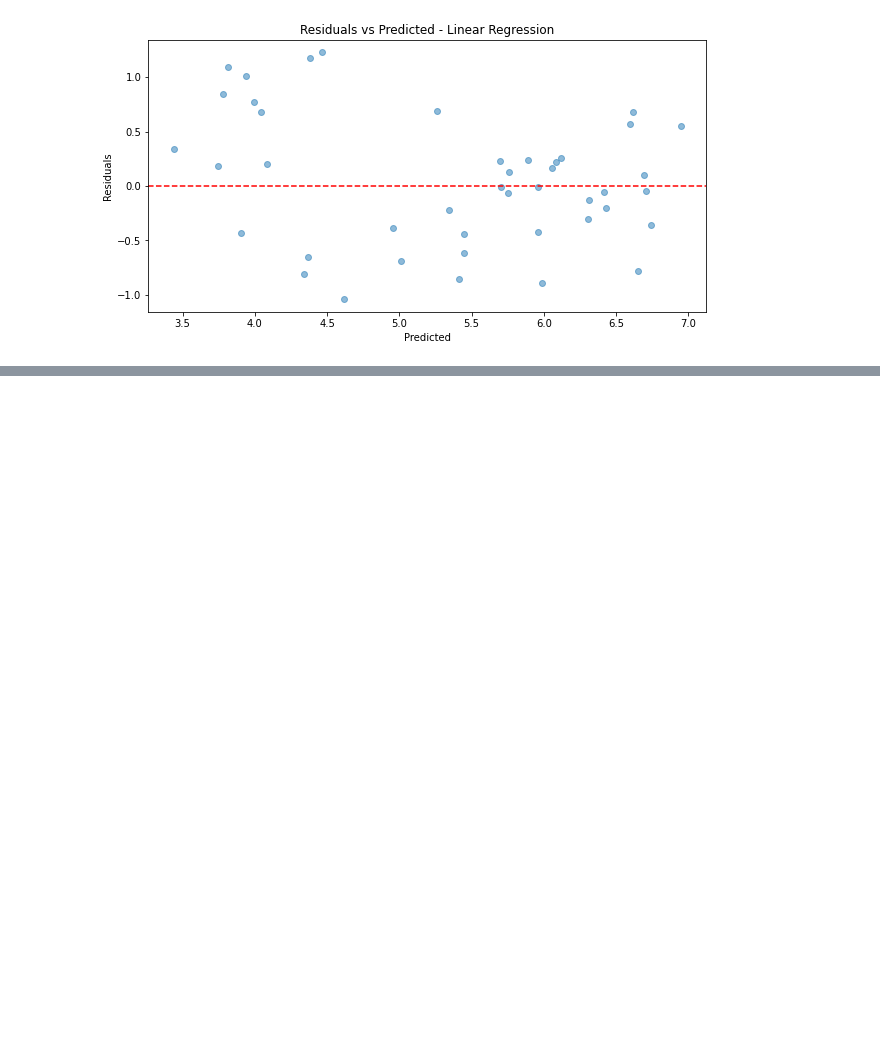
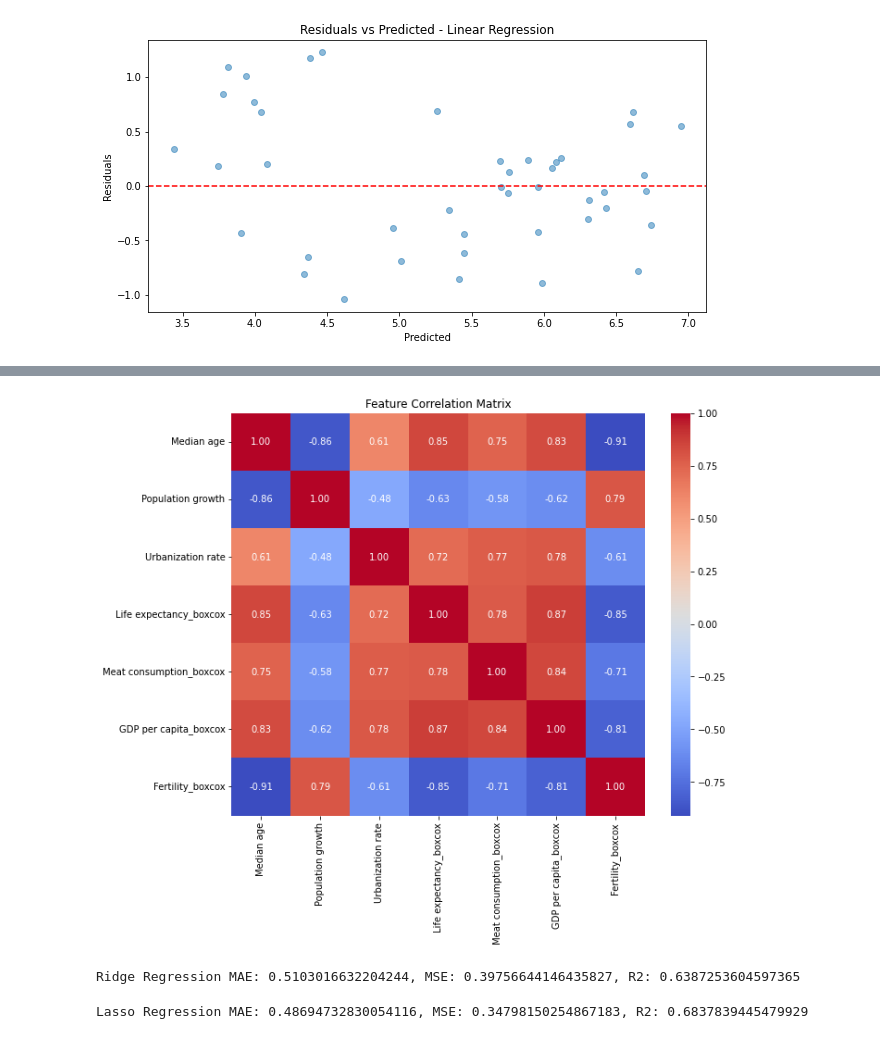
Before and after one commit to wz980305/Infosys-722-Iteration-4-BDAS, a Jupyter notebook: BDAS.ipynb, the cells around one changed output, grey strips where cells are left out. Drawn from its saved outputs; the diff is of its cells as text; code cells hidden in the pictures; blank space fills up the shorter version.

```diff
--- a/BDAS.ipynb
+++ b/BDAS.ipynb
@@ -916,0 +957,39 @@ plt.show()
+# %%
+#%% Figure 8.2-2: Screenshot of Feature Correlation Matrix of Model on the World Happiness Report and World Data by Country
+X_pd = world_happiness_report_selected_combined_world_data_by_country_selected.select(factors_model).toPandas()
+plt.figure(figsize=(10, 8))
+sns.heatmap(X_pd.corr(), annot=True, fmt=".2f", cmap='coolwarm')
+plt.title('Feature Correlation Matrix')
+plt.show()
+# %% [output]
+[figure, added]
+# %%
+## 8.3. Interpreting the Results, Models and Patterns
+
+## 8.4. Assessing and Evaluating Results, Models and Patterns
+
+## 8.5. Iterations
+
+#%% Figure 8.5-1: Screenshot of Analysis of the Ridge Regression
+ridge = LinearRegression(featuresCol='features', labelCol='label', regParam=1.0, elasticNetParam=0.0)
+ridge_model = ridge.fit(train_data)
+ridge_predictions = ridge_model.transform(test_data)
+
+mae_ridge = evaluator.evaluate(ridge_predictions, {evaluator.metricName: "mae"})
+mse_ridge = evaluator.evaluate(ridge_predictions, {evaluator.metricName: "mse"})
+r2_ridge = evaluator.evaluate(ridge_predictions, {evaluator.metricName: "r2"})
+print(f"Ridge Regression MAE: {mae_ridge}, MSE: {mse_ridge}, R2: {r2_ridge}")
+# %% [output]
+Ridge Regression MAE: 0.5103016632204244, MSE: 0.39756644146435827, R2: 0.6387253604597365
+# %%
+#%% Figure 8.5-2: Screenshot of Analysis of the Lasso Regression
+lasso = LinearRegression(featuresCol='features', labelCol='label', regParam=0.01, elasticNetParam=1.0)
+lasso_model = lasso.fit(train_data)
+lasso_predictions = lasso_model.transform(test_data)
+
+mae_lasso = evaluator.evaluate(lasso_predictions, {evaluator.metricName: "mae"})
+mse_lasso = evaluator.evaluate(lasso_predictions, {evaluator.metricName: "mse"})
+r2_lasso = evaluator.evaluate(lasso_predictions, {evaluator.metricName: "r2"})
+print(f"Lasso Regression MAE: {mae_lasso}, MSE: {mse_lasso}, R2: {r2_lasso}")
+# %% [output]
+Lasso Regression MAE: 0.48694732830054116, MSE: 0.34798150254867183, R2: 0.6837839445479929
```
Also changed, not shown: parts of 7 cells of this notebook.
